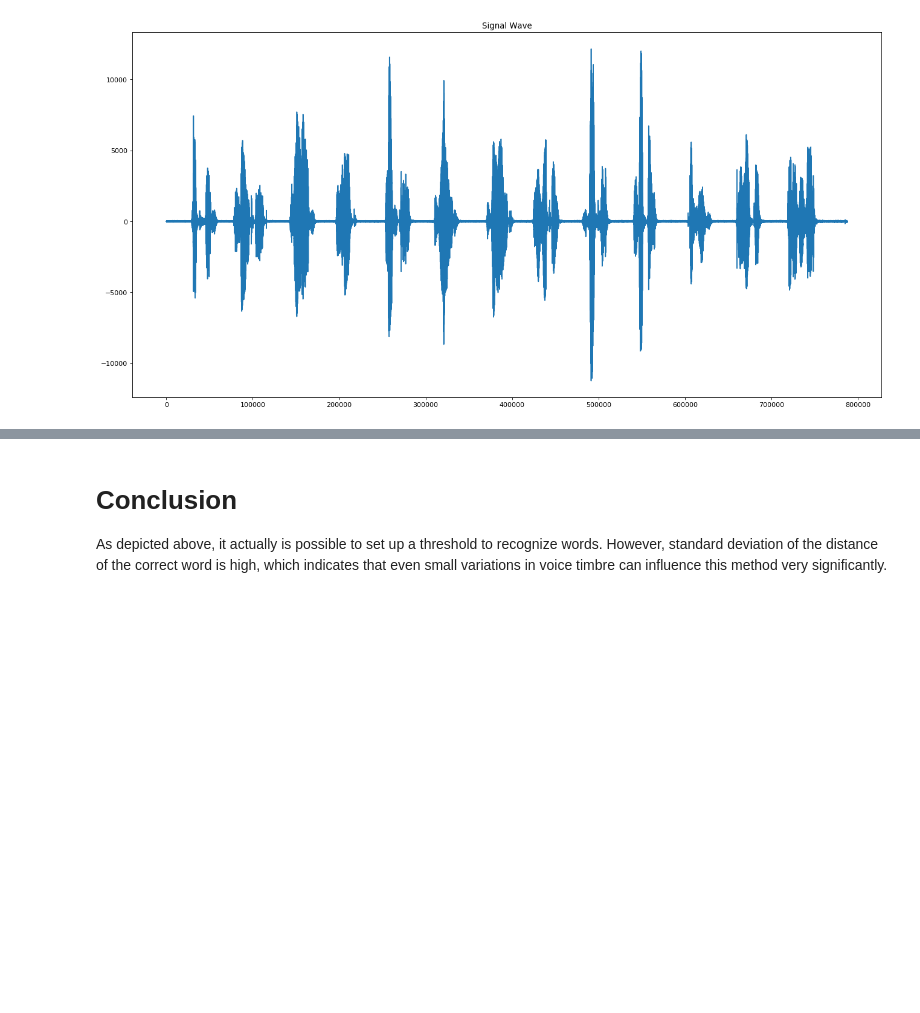
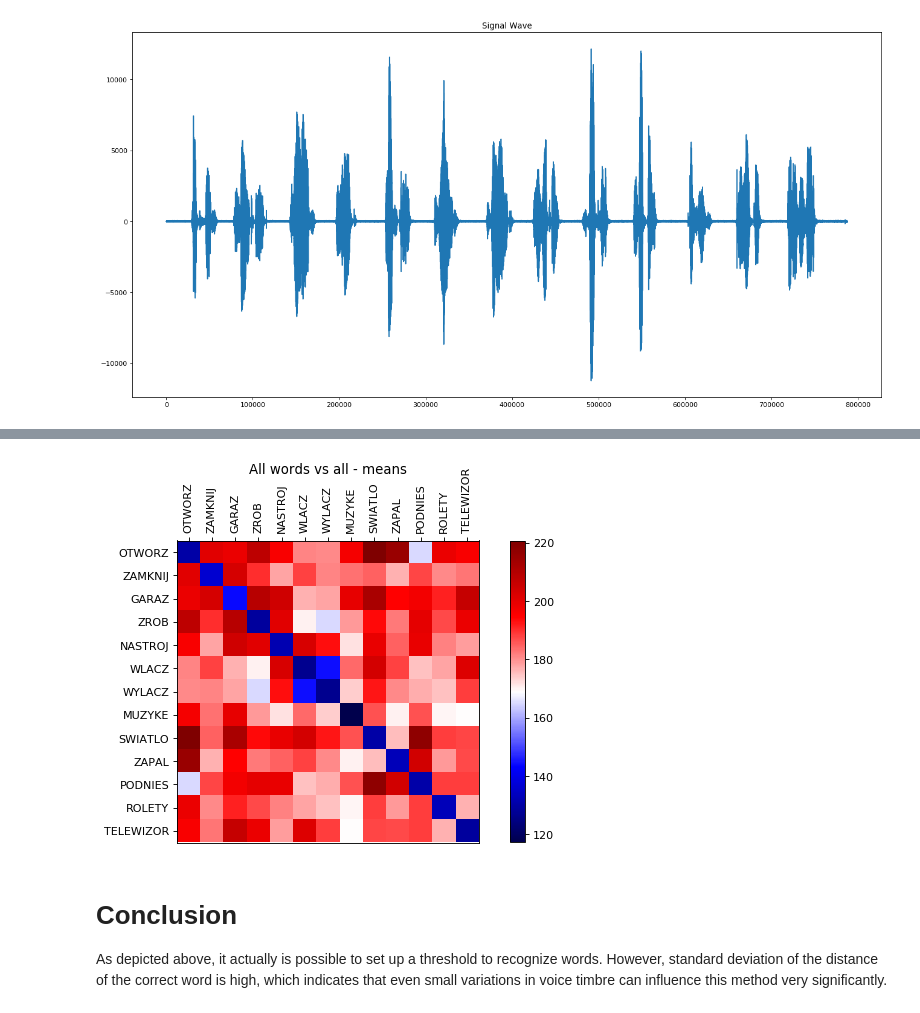
Before and after one commit to LDTV/bme_speech_recognition, a Jupyter notebook: classical_approach.ipynb, the cells around one changed output, grey strips where cells are left out. Saved outputs shown, nothing was run; the diff lists cells and outputs as text; code cells hidden in the pictures; blank space fills up the shorter version.

```diff
--- a/classical_approach.ipynb
+++ b/classical_approach.ipynb
@@ -197,17 +219,12 @@ plt.show()
 # %%
-# result = np.ndarray(shape = (len(words_structure), len(words_structure), len(words_structure['OTWORZ'])), dtype = float)
+exp2_result = np.ndarray(shape = (len(words_structure), len(words_structure), len(words_structure['OTWORZ'])**2), dtype = float)
 
-# # Switch key1 and key2 to numerical iterators. Iterate over the structure and save the results to result array.
-
-# for key1 in words_list:
-#     for key2 in words_list:
-#         for word2 in words_structure[key2]:
-#             a = np.ndarray(shape = len(words_structure[key2]))
-#             i=0
-#             for word1 in words_structure[key1]:
-#                 F1 = librosa.feature.mfcc(word1, fs, n_mfcc = 13)
-#                 F2 = librosa.feature.mfcc(word2, fs, n_mfcc = 13)
-#                 dist, _, _, _ = dtw(F1.T, F2.T, dist=lambda x, y: np.linalg.norm(x - y, ord=1))
-#                 a[i]=dist #result[i,j,k]?
-#                 i=i+1
-#         result[key1] = a
+for i in range(0, len(words_list)):
+    for j in range(0, len(words_list)):
+        for k in range(0, len(words_structure[words_list[i]])):
+            for l in range(0, len(words_structure[words_list[j]])):
+                F1 = librosa.feature.mfcc(words_structure[words_list[i]][k], fs, n_mfcc = 13)
+                F2 = librosa.feature.mfcc(words_structure[words_list[j]][l], fs, n_mfcc = 13)
+                dist, _, _, _ = dtw(F1.T, F2.T, dist=lambda x, y: np.linalg.norm(x - y, ord=1))
+                exp2_result[i][j][k*len(words_structure[words_list[i]])+l] = dist
+        print(i, j)
@@ -214,3 +249,18 @@ plt.show()
+# %%
+plt.figure(figsize=(10, 5), dpi= 80, facecolor='w', edgecolor='k')
+plt.imshow(exp2_result.mean(axis = 2), cmap='seismic')
+
+plt.tick_params(axis = 'x', bottom='off', top='on', labelbottom='off', labeltop='on')
+
+plt.xticks(X_axis, words_list, rotation=90)
+plt.yticks(X_axis, words_list)
+
+plt.colorbar()
+plt.title('All words vs all - means', y=1.2)
+
+plt.show()
+# %% [output]
+[figure, added]
 # %% [markdown]
 # Conclusion
 As depicted above, it actually is possible to set up a threshold to recognize words. However, standard deviation  of the distance of the correct word is high, which indicates that even small variations in voice timbre can influence this method very significantly.
```
Also changed, not shown: parts of 11 cells of this notebook.
